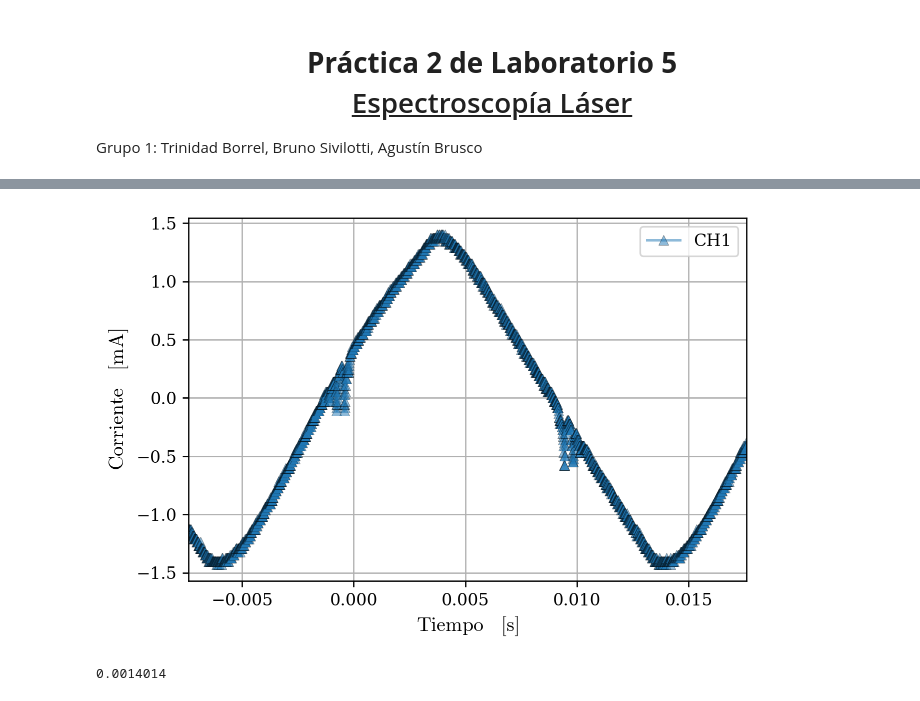
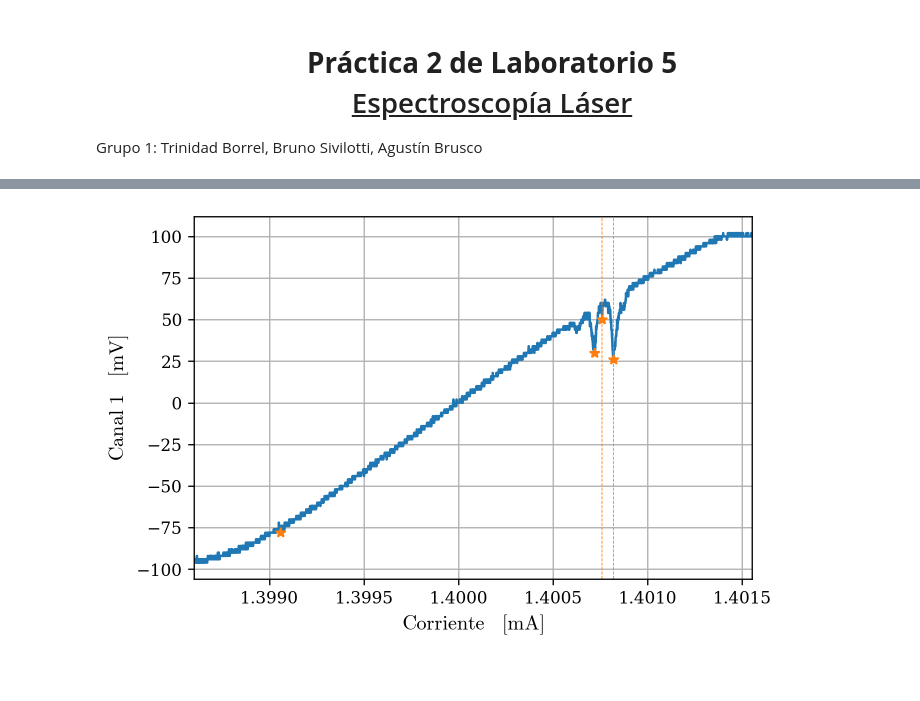
Before and after one commit to agustinbrusco/Laboratorio5, a Jupyter notebook: Datos y código - Práctica 2/espectroscopia_laser_adquisicion.ipynb, the cells around one changed output, grey strips where cells are left out. Saved outputs shown, nothing was run; the diff lists cells and outputs as text; code cells hidden in the pictures; blank space fills up the shorter version.

```diff
--- a/Datos y código - Práctica 2/espectroscopia_laser_adquisicion.ipynb
+++ b/Datos y código - Práctica 2/espectroscopia_laser_adquisicion.ipynb
@@ -33,7 +33,8 @@ instruments = rm.list_resources()
 print(instruments)
 
 for inst in instruments:
-    if 'C102220::0::INSTR' in inst:  # Ojo si nos cambian el osciloscopio
+    if ('C102220::0::INSTR' in inst
+        or 'C108013::0::INSTR' in inst):  # Ojo si nos cambian el osciloscopio
         print('Osciloscopio TDS1002B detectado:',
             f'\nID: {inst}')
         osci = TDS1002B(inst)
@@ -78,39 +110,44 @@ plt.show()
 # %%
-from scipy.signal import sawtooth
+# from scipy.signal import sawtooth
 from scipy.optimize import curve_fit
+from scipy.signal import find_peaks
 
-def triangular(t, frecuencia, amplitud, fase, offset):
-    return amplitud*sawtooth(t*frecuencia*2*np.pi + fase, width=0.5) + offset
+# def triangular(t, frecuencia, amplitud, fase, offset):
+#     return amplitud*sawtooth(t*frecuencia*2*np.pi + fase, width=0.5) + offset
+
+def lineal(t, a, b):
+    return a*t + b
 
 amp_scale = 'mA'
-scale_dict = {'V': 1e0, 'mV': 1e3, 'A': 1e0, 'mA': 1e3, }
-popt, pcov = curve_fit(triangular, tiempo, channel1, p0=[50, 0.1, 0.7, 200])
+volt_scale = 'mV'
+SCALE = {'V': 1e0, 'mV': 1e3, 'A': 1e0, 'mA': 1e3, 'MHz': 1e-6, 'GHz': 1e-9, 'THz': 1e-12}
+# popt, pcov = curve_fit(triangular, tiempo, channel1, p0=[50, 0.1, 0.7, 200])
 
 # Hipotesis: los picos de tensión se asocian a los picos de corriente
-corriente_setpoint = 1.4e-3  # A
+corriente_setpoint = 1.4e-3  # A : Valor medio de las oscilaciones
 corriente_depth = 0.1/100
 corriente_max = corriente_setpoint*(1+corriente_depth)  # A
 corriente_min = corriente_setpoint*(1-corriente_depth)  # A
 Temperatura = 22.5  # °C : fija
 corriente_rango = corriente_max - corriente_min  # A
-voltaje_max = np.max(channel1)  # V
-voltaje_min = np.min(channel1)  # V
-voltaje_rango = voltaje_max - voltaje_min  # V
-conversor = corriente_max/voltaje_max  # A/V
+t_max = tiempo[np.argmax(channel1)]  # s
+t_min = tiempo[np.argmin(channel1)]  # s
+m = (corriente_max - corriente_min)/(t_max - t_min)  # A/s
+
+corriente1 = m*(tiempo - t_min) + corriente_min  # A
+popt, pcov = curve_fit(lineal, corriente1, channel1)
+
+peaks = find_peaks(-(channel1 - lineal(corriente1, *popt)), distance=15, prominence=0.01)[0]
+
 
 plt.figure()
-plt.plot(tiempo, channel1*conversor*scale_dict[amp_scale], '^-',
-         **MARKER_FMT, alpha=0.5, label='CH1')
-# plt.plot(tiempo, channel2, '.-',
-#          **MARKER_FMT, alpha=0.5, label='CH2')
-# plt.plot(tiempo, triangular(tiempo, *popt))
-plt.legend()
-plt.xlabel('$\mathrm{Tiempo}\quad\mathrm{[s]}$')
-plt.ylabel('$\mathrm{Corriente}\quad\mathrm{['+amp_scale+']}$')
+
+plt.plot(corriente1*SCALE[amp_scale], channel1*SCALE[volt_scale])
+plt.plot(corriente1[peaks]*SCALE[amp_scale], channel1[peaks]*SCALE[volt_scale], '*')
+plt.axvline(corriente1[peaks[-2]]*SCALE[amp_scale], c='C1', lw=0.5, ls='--')
+plt.axvline(corriente1[peaks[-1]]*SCALE[amp_scale], c='C1', lw=0.5, ls='--')
+plt.ylabel("$\mathrm{Canal\ 1}\quad\mathrm{[" + volt_scale + "]}$")
+plt.xlabel('$\mathrm{Corriente}\quad\mathrm{['+ amp_scale +']}$')
 plt.show()
 # %% [output]
-[figure, old version]
+[figure, new version]
-# %%
-corriente_max
-# %% [output]
-0.0014014
```
Also changed, not shown: parts of 9 cells of this notebook, 12 other files.
